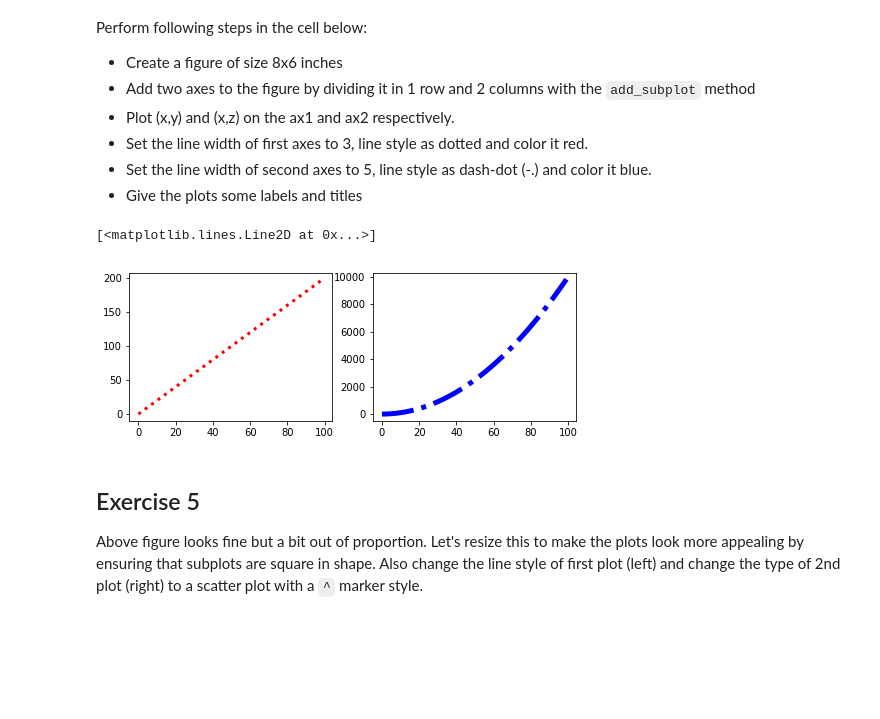
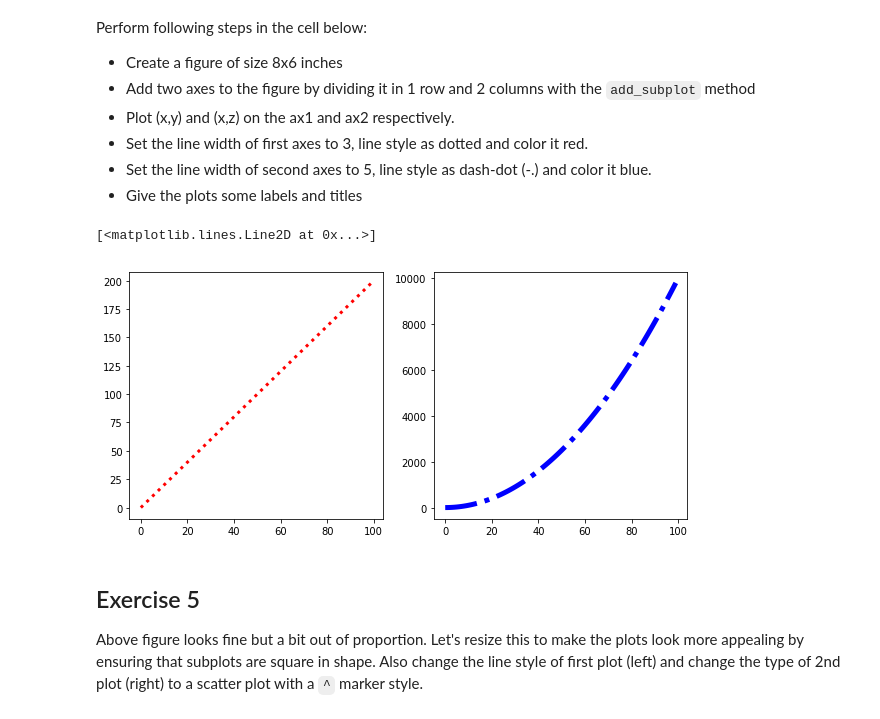
Before and after one commit to jmt0221/dsc-more-practice-with-matplotlib-lab-nyc-ds-082619, a Jupyter notebook: index.ipynb, the cells around one changed output. Saved outputs shown, nothing was run; the diff lists cells and outputs as text; code cells hidden in the pictures; blank space fills up the shorter version.

```diff
--- a/index.ipynb
+++ b/index.ipynb
@@ -116,14 +116,14 @@ Perform following steps in the cell below:
 * Set the line width of second axes to 5, line style as dash-dot (-.) and color it blue.
 * Give the plots some labels and titles
 # %%
-fig = plt.figure(figsize=(8,6))
+fig = plt.figure(figsize=(10,10))
 ax1 = fig.add_subplot(221)
 ax2 = fig.add_subplot(222)
 ax1.plot(x,y,linewidth=3,c='red',linestyle=':')
 ax2.plot(x,z,linewidth=5,c='blue',linestyle='-.')
 # %% [output]
 [<matplotlib.lines.Line2D at 0x...>]
-[figure, old version]
+[figure, new version]
 # %% [markdown]
 ## Exercise 5
 
```
